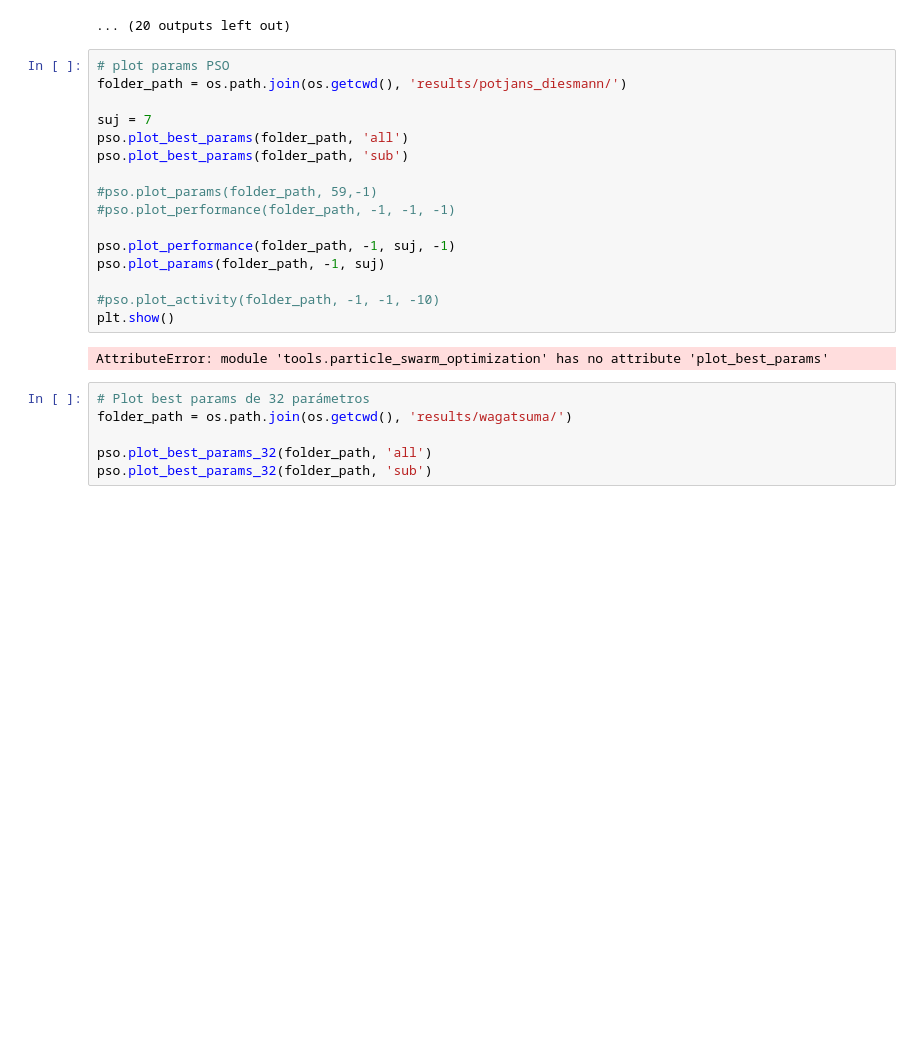
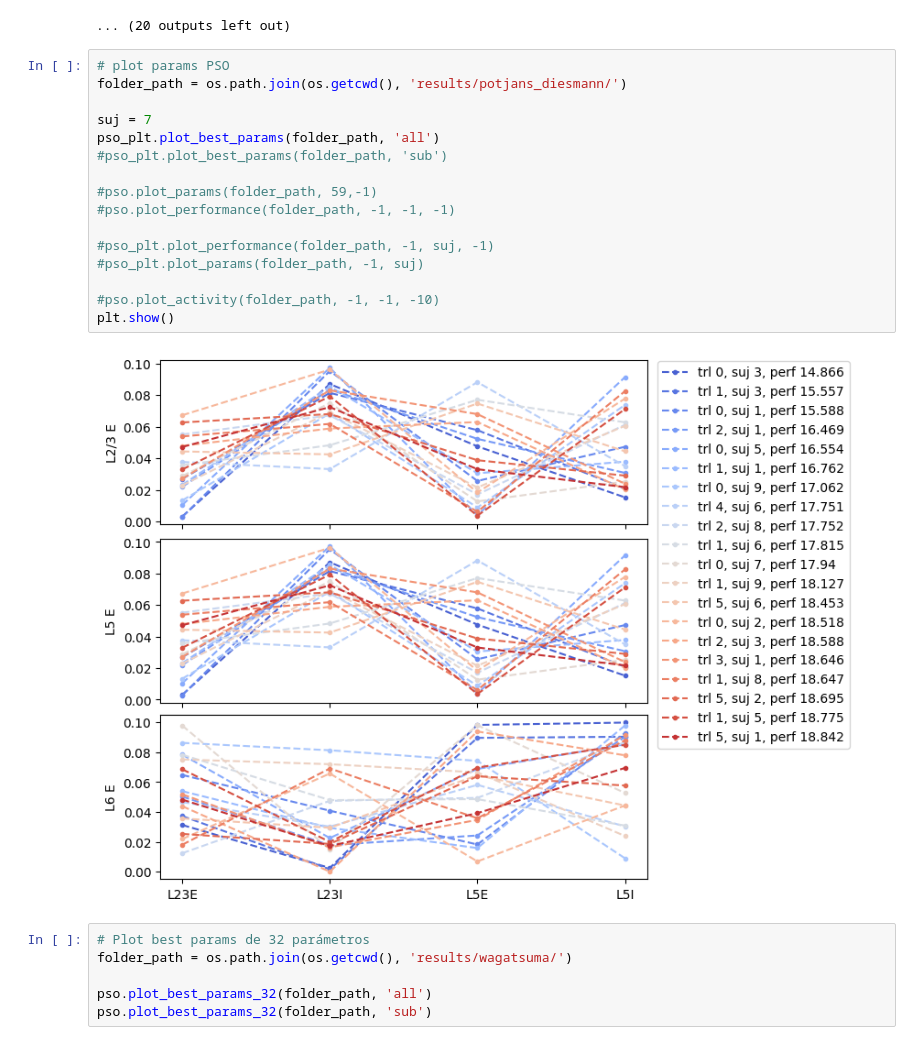
Before and after one commit to smadariagar/canonical_microcircuits, a Jupyter notebook: run_models.ipynb, the cells around one changed output. Drawn from its saved outputs; the diff is of its cells as text; blank space fills up the shorter version.

```diff
--- a/run_models.ipynb
+++ b/run_models.ipynb
@@ -53,21 +61,21 @@ psth.PSTH_plot(data_path, 1600-100, l_bin)
 # %%
 # plot params PSO
 folder_path = os.path.join(os.getcwd(), 'results/potjans_diesmann/')
 
 suj = 7
-pso.plot_best_params(folder_path, 'all')
-pso.plot_best_params(folder_path, 'sub')
+pso_plt.plot_best_params(folder_path, 'all')
+#pso_plt.plot_best_params(folder_path, 'sub')
 
 #pso.plot_params(folder_path, 59,-1)
 #pso.plot_performance(folder_path, -1, -1, -1)
 
-pso.plot_performance(folder_path, -1, suj, -1)
-pso.plot_params(folder_path, -1, suj)
+#pso_plt.plot_performance(folder_path, -1, suj, -1)
+#pso_plt.plot_params(folder_path, -1, suj)
 
 #pso.plot_activity(folder_path, -1, -1, -10)
 plt.show()
 # %% [output]
-AttributeError: module 'tools.particle_swarm_optimization' has no attribute 'plot_best_params'
+[figure, added]
 # %%
 # Plot best params de 32 parámetros
 folder_path = os.path.join(os.getcwd(), 'results/wagatsuma/')
```
Also changed, not shown: parts of 2 cells of this notebook, 5 other files.
